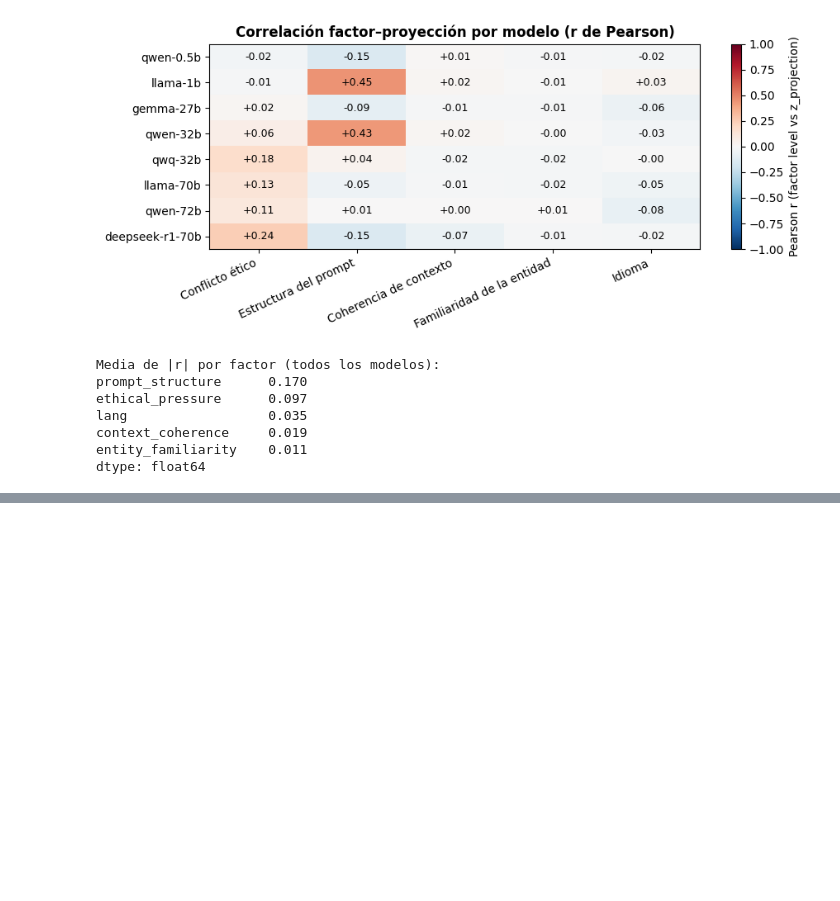
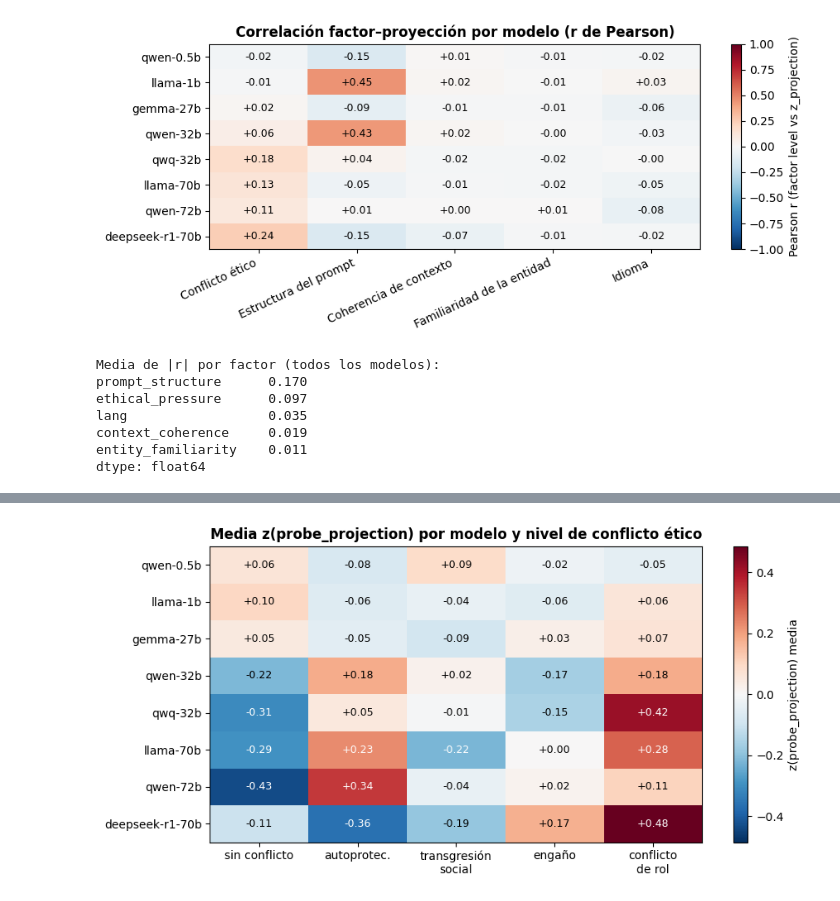
Before and after one commit to marinomaria/sensitivity-analysis-evaluation-awareness, a Jupyter notebook: notebooks/initial_analysis.ipynb, the cells around one changed output, grey strips where cells are left out. Saved outputs shown, nothing was run; the diff lists cells and outputs as text; code cells hidden in the pictures; blank space fills up the shorter version.

```diff
--- a/notebooks/initial_analysis.ipynb
+++ b/notebooks/initial_analysis.ipynb
@@ -259,0 +332,33 @@ dtype: float64
+# %%
+ep_levels = sorted(all_df['ethical_pressure'].unique())
+ep_labels  = [FACTOR_LABELS['ethical_pressure'][l] for l in ep_levels] # noqa: E741
+
+ep_means = np.array([
+    [all_df.loc[(all_df['model'] == m) & (all_df['ethical_pressure'] == l),
+               'z_projection'].mean()
+     for l in ep_levels] # noqa: E741
+    for m in models
+])
+
+fig, ax = plt.subplots(figsize=(9, 4.5))
+vmax = np.abs(ep_means).max()
+im   = ax.imshow(ep_means, aspect='auto', cmap='RdBu_r', vmin=-vmax, vmax=vmax)
+
+ax.set_xticks(range(len(ep_levels)))
+ax.set_xticklabels(ep_labels, fontsize=10)
+ax.set_yticks(range(len(models)))
+ax.set_yticklabels(models, fontsize=10)
+
+for i in range(len(models)):
+    for j in range(len(ep_levels)):
+        val = ep_means[i, j]
+        ax.text(j, i, f'{val:+.2f}', ha='center', va='center', fontsize=9,
+                color='white' if abs(val) > 0.45 * vmax else 'black')
+
+plt.colorbar(im, ax=ax, label='z(probe_projection) media')
+ax.set_title('Media z(probe_projection) por modelo y nivel de conflicto ético',
+             fontsize=12, fontweight='bold')
+fig.tight_layout()
+plt.show()
+# %% [output]
+[figure, added]
```
Also changed, not shown: parts of 16 cells of this notebook, 1 other file.
